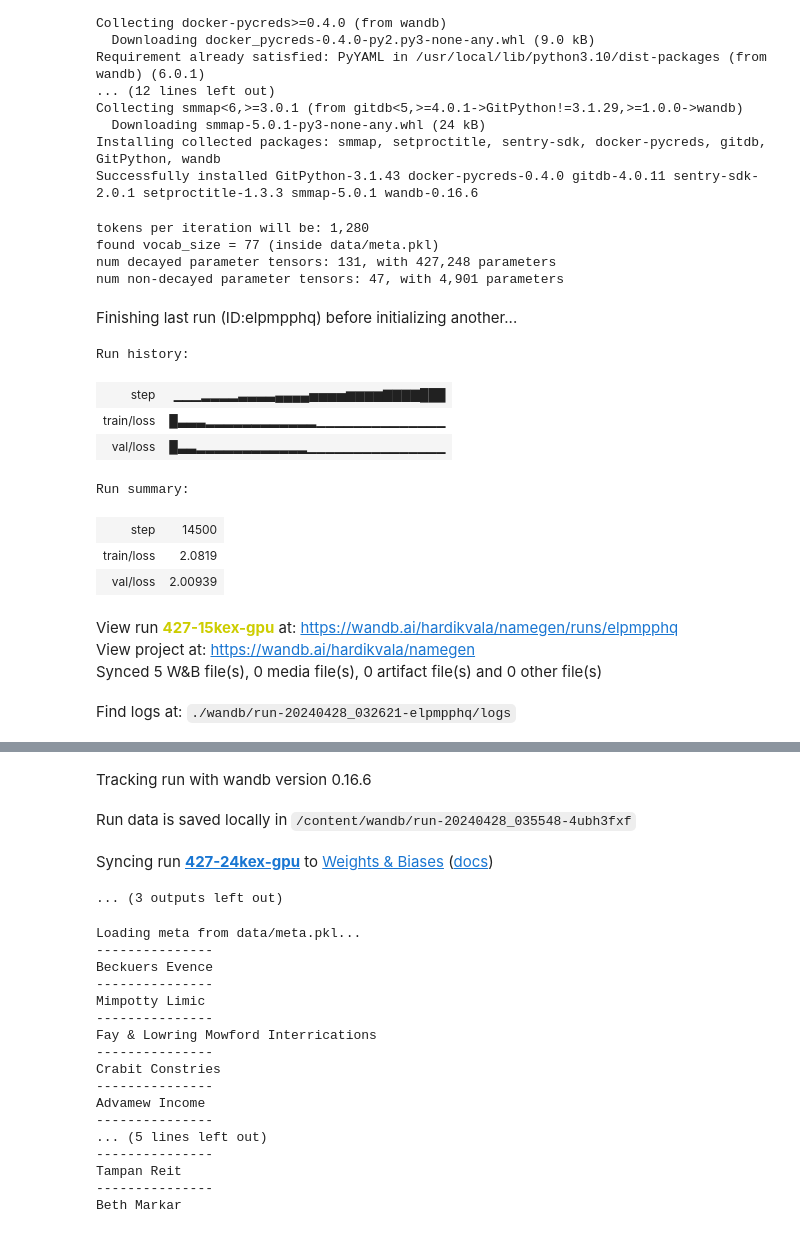
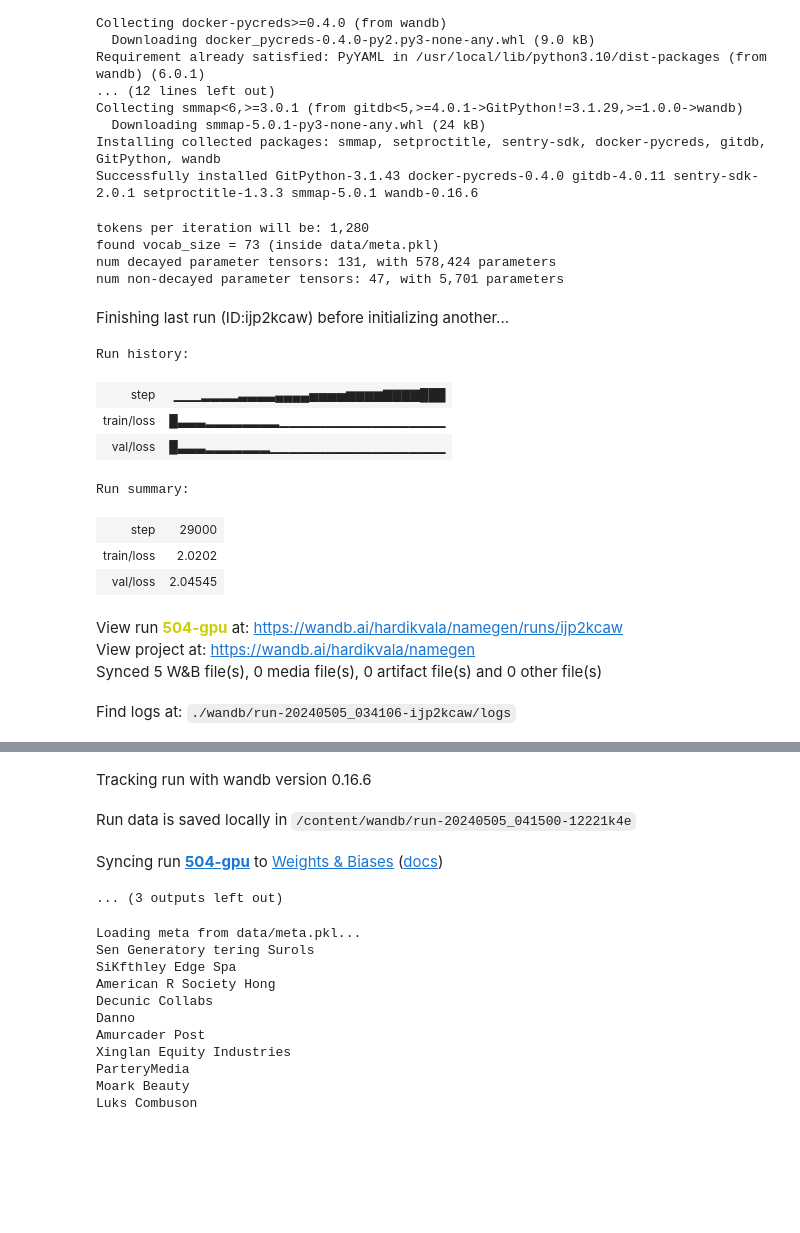
Before and after one commit to hardik-vala/unicorn-namegen, a Jupyter notebook: notebook/namegen_gpu_test.ipynb, the cells around one changed output, grey strips where cells are left out. Cells and saved outputs as stored; diff of their text form; code cells hidden in the pictures; blank space fills up the shorter version.

```diff
--- a/notebook/namegen_gpu_test.ipynb
+++ b/notebook/namegen_gpu_test.ipynb
@@ -209,11 +209,11 @@ import torch
 # I/O
 out_dir = "out"
 eval_iters = 200
-log_interval = 500
+log_interval = 1000
 # wandb logging
 wandb_log = True
 wandb_project = "namegen"
-wandb_run_name = "427-24kex-gpu"
+wandb_run_name = "504-gpu"
 # data
 dataset = "names"
 batch_size = 64
@@ -221,13 +221,13 @@ block_size = 20  # context length
 # model
 n_layer = 6
 n_head = 6
-n_embd = 72
+n_embd = 84
 dropout = 0.2  # for pretraining 0 is good, for finetuning try 0.1+
 bias = False  # do we use bias inside LayerNorm and Linear layers?
 write_checkpoint = True
 # adamw optimizer
 learning_rate = 1e-4  # max learning rate
-max_iters = 18000
+max_iters = 40000
 weight_decay=1e-1
 beta1 = 0.9
 beta2 = 0.99
@@ -342,43 +342,43 @@ for step in range(max_iters):
                 {"step": step, "train/loss": losses["train"], "val/loss": losses["val"]}
             )
     xb, yb = get_batch("train")
     logits, loss = model(xb, yb)
     optimizer.zero_grad(set_to_none=True)
     loss.backward()
     optimizer.step()
 
 # timing
 t1 = time.time()
 dt = t1 - t0
 print(f"time: {dt:.2f}s")
 
 # write checkpoint
 if write_checkpoint:
     checkpoint = {
         "model": model.state_dict(),
         "optimizer": optimizer.state_dict(),
         "model_args": model_args,
         "iter_num": step,
         "final_val_loss": losses["val"],
         "config": config,
     }
     print(f"saving checkpoint to {out_dir}")
     torch.save(checkpoint, os.path.join(out_dir, "ckpt.pt"))
 # %% [output]
 tokens per iteration will be: 1,280
-found vocab_size = 77 (inside data/meta.pkl)
-num decayed parameter tensors: 131, with 427,248 parameters
-num non-decayed parameter tensors: 47, with 4,901 parameters
+found vocab_size = 73 (inside data/meta.pkl)
+num decayed parameter tensors: 131, with 578,424 parameters
+num non-decayed parameter tensors: 47, with 5,701 parameters
-Finishing last run (ID:elpmpphq) before initializing another...
+Finishing last run (ID:ijp2kcaw) before initializing another...
 Run history:
 | step | ▁▁▁▂▂▂▂▃▃▃▃▄▄▄▄▅▅▅▅▆▆▆▆▇▇▇▇███ |
-| train/loss | █▃▃▃▂▂▂▂▂▂▂▂▂▂▂▂▁▁▁▁▁▁▁▁▁▁▁▁▁▁ |
-| val/loss | █▃▃▂▂▂▂▂▂▂▂▂▂▂▂▁▁▁▁▁▁▁▁▁▁▁▁▁▁▁ |
+| train/loss | █▃▃▃▂▂▂▂▂▂▂▂▁▁▁▁▁▁▁▁▁▁▁▁▁▁▁▁▁▁ |
+| val/loss | █▃▃▃▂▂▂▂▂▂▂▁▁▁▁▁▁▁▁▁▁▁▁▁▁▁▁▁▁▁ |
 Run summary:
-| step | 14500 |
-| train/loss | 2.0819 |
-| val/loss | 2.00939 |
+| step | 29000 |
+| train/loss | 2.0202 |
+| val/loss | 2.04545 |
-View run 427-15kex-gpu at: https://wandb.ai/hardikvala/namegen/runs/elpmpphq
+View run 504-gpu at: https://wandb.ai/hardikvala/namegen/runs/ijp2kcaw
 View project at: https://wandb.ai/hardikvala/namegen
 Synced 5 W&B file(s), 0 media file(s), 0 artifact file(s) and 0 other file(s)
-Find logs at: ./wandb/run-20240428_032621-elpmpphq/logs
+Find logs at: ./wandb/run-20240505_034106-ijp2kcaw/logs
@@ -386,6 +386,6 @@ Successfully finished last run (ID:elpmpphq). Initializing new run:
 Tracking run with wandb version 0.16.6
-Run data is saved locally in /content/wandb/run-20240428_035548-4ubh3fxf
+Run data is saved locally in /content/wandb/run-20240505_041500-12221k4e
-Syncing run 427-24kex-gpu to Weights & Biases (docs)
+Syncing run 504-gpu to Weights & Biases (docs)
 ... (3 outputs left out)
 # %%
 from contextlib import nullcontext
@@ -441,7 +441,6 @@ with torch.no_grad():
         raw = decode(y[0].tolist())
         parts = raw.split("!")
         for i in range(1, len(parts) - 1):
-            print("---------------")
             print(parts[i])
             sample_cnt += 1
             if sample_cnt >= num_samples:
@@ -450,19 +449,13 @@ with torch.no_grad():
             break
 # %% [output]
 Loading meta from data/meta.pkl...
----------------
-Beckuers Evence
----------------
-Mimpotty Limic
----------------
-Fay & Lowring Mowford Interrications
----------------
-Crabit Constries
----------------
-Advamew Income
----------------
-... (5 lines left out)
----------------
-Tampan Reit
----------------
-Beth Markar
+Sen Generatory tering Surols
+SiKfthley Edge Spa
+American R Society Hong
+Decunic Collabs
+Danno
+Amurcader Post
+Xinglan Equity Industries
+ParteryMedia
+Moark Beauty
+Luks Combuson
```
Also changed, not shown: parts of 1 cell of this notebook.
